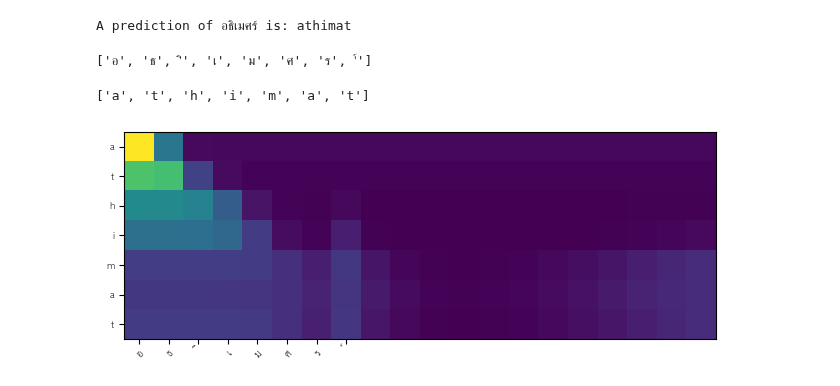
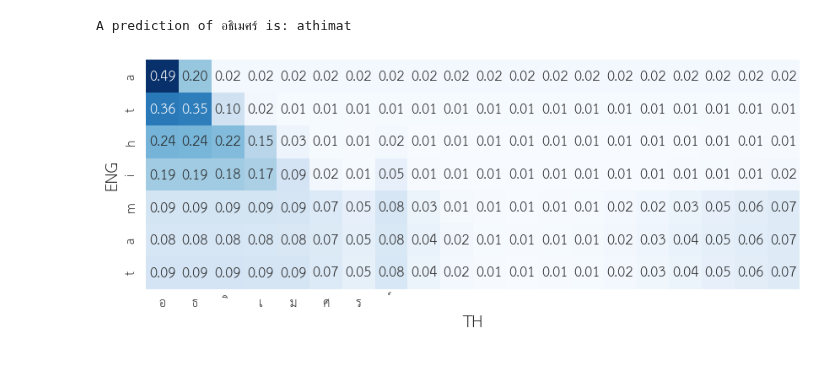
Before and after one commit to AthimetA/FRA501_Natural_Language_Processing, a Jupyter notebook: Homework/HW4/HW4_temp.ipynb, the cells around one changed output. Drawn from its saved outputs; the diff is of its cells as text; code cells hidden in the pictures.

Commit message:
Update Plot #2

```diff
--- a/Homework/HW4/HW4_temp.ipynb
+++ b/Homework/HW4/HW4_temp.ipynb
@@ -592,10 +592,29 @@ for t in range(Ty):
 print(f'A prediction of {task5_example[0]} is: {"".join(list_prediction)}')
 # %% [output]
 A prediction of อธิเมศร์ is: athimat
+# %%
+xaxis = [input_idx2char[input_char2idx[char]] for char in EXAMPLES_[0]]
+yaxis = list_prediction
 # %%
 #task 5
 %matplotlib inline
 import seaborn as sns
 import matplotlib.pyplot as plt
+import numpy as np
 plt.rcParams['font.family']='TH Sarabun New'  #you can change to other font that works for you
 #fill your code here
+
+sns.set_style("dark", {'font.family': 'TH Sarabun New'})
+
+fig, ax = plt.subplots(figsize=(10, 10))
+
+sns.heatmap(list_attention, cmap="Blues", square=True, cbar=False, ax=ax,
+            xticklabels=xaxis, yticklabels=yaxis, annot=True, fmt=".2f",
+            annot_kws={"fontsize": 12})
+
+ax.set_xlabel("TH", fontsize=14)
+ax.set_ylabel("ENG", fontsize=14)
+
+plt.show()
+# %% [output]
+[figure, added]
@@ -604,32 +620,0 @@ temp = [input_idx2char[input_char2idx[char]] for char in task5_example[0]]
-# %%
-xaxis = temp
-print(xaxis)
-# %% [output]
-['อ', 'ธ', 'ิ', 'เ', 'ม', 'ศ', 'ร', '์']
-# %%
-yaxis = list_prediction
-print(yaxis)
-# %% [output]
-['a', 't', 'h', 'i', 'm', 'a', 't']
-# %%
-#task 5
-%matplotlib inline
-import seaborn as sns
-import matplotlib.pyplot as plt
-import numpy as np
-plt.rcParams['font.family']='TH Sarabun New'  #you can change to other font that works for you
-#fill your code here
-
-fig, ax = plt.subplots()
-im = ax.imshow(np.array(list_attention))
-
-ax.set_xticks(np.arange(len(xaxis)), labels=xaxis)
-ax.set_yticks(np.arange(len(yaxis)), labels=yaxis)
-
-plt.setp(ax.get_xticklabels(), rotation=45, ha="right",
-            rotation_mode="anchor")
-
-fig.tight_layout()
-plt.show()
-# %% [output]
-[figure, removed]
```
Also changed, not shown: parts of 3 cells of this notebook.
